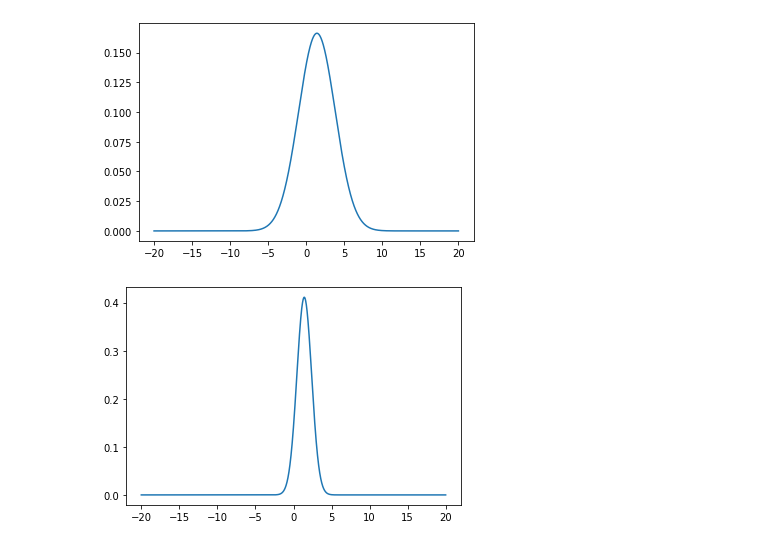
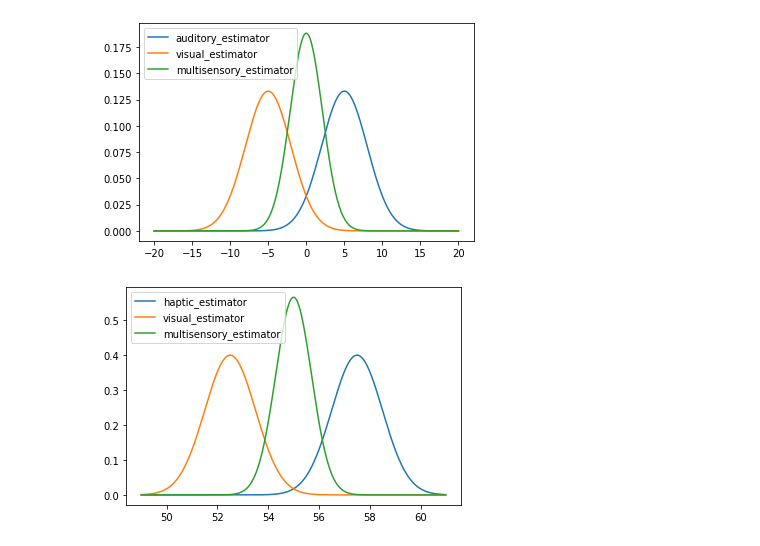
Before and after one commit to renatoparedes/scikit-neuromsi, a Jupyter notebook: drafts/sample.ipynb, the cells around one changed output. Drawn from its saved outputs; the diff is of its cells as text; code cells hidden in the pictures.

```diff
--- a/drafts/sample.ipynb
+++ b/drafts/sample.ipynb
@@ -1,18 +1,20 @@
 # %%
 from skneuromsi.alais_burr2004 import AlaisBurr2004
 from skneuromsi.ernst_banks2002 import ErnstBanks2002
 import matplotlib.pyplot as plt
 
 model = AlaisBurr2004()
 out = model.run(visual_location=-5, auditory_location=5)
 
-plt.plot(model.posible_locations,out);
+for k in out: plt.plot(model.posible_locations,out[k], label = k);
+plt.legend();
 # %% [output]
-[figure, old version]
+[figure, new version]
 # %%
 model = ErnstBanks2002()
-out = model.run(visual_location=-8, haptic_location=2)
+out = model.run(visual_height = 52.5, haptic_height = 57.5)
 
-plt.plot(model.posible_locations,out);
+for k in out: plt.plot(model.posible_heights,out[k], label = k);
+plt.legend();
 # %% [output]
-[figure, old version]
+[figure, new version]
```
Also changed, not shown: parts of 1 cell of this notebook, 7 other files.
